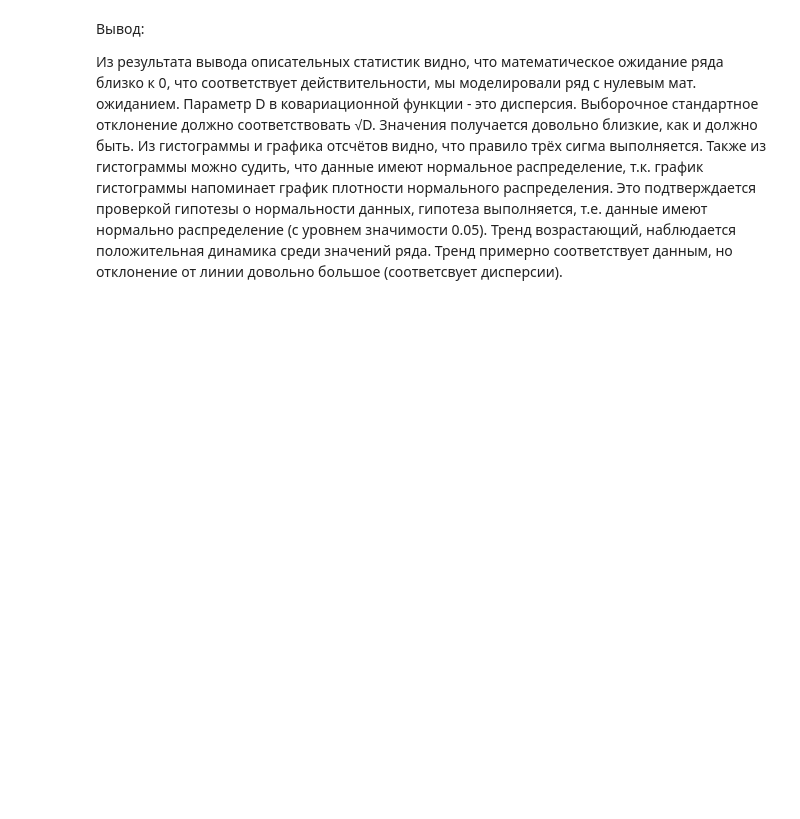
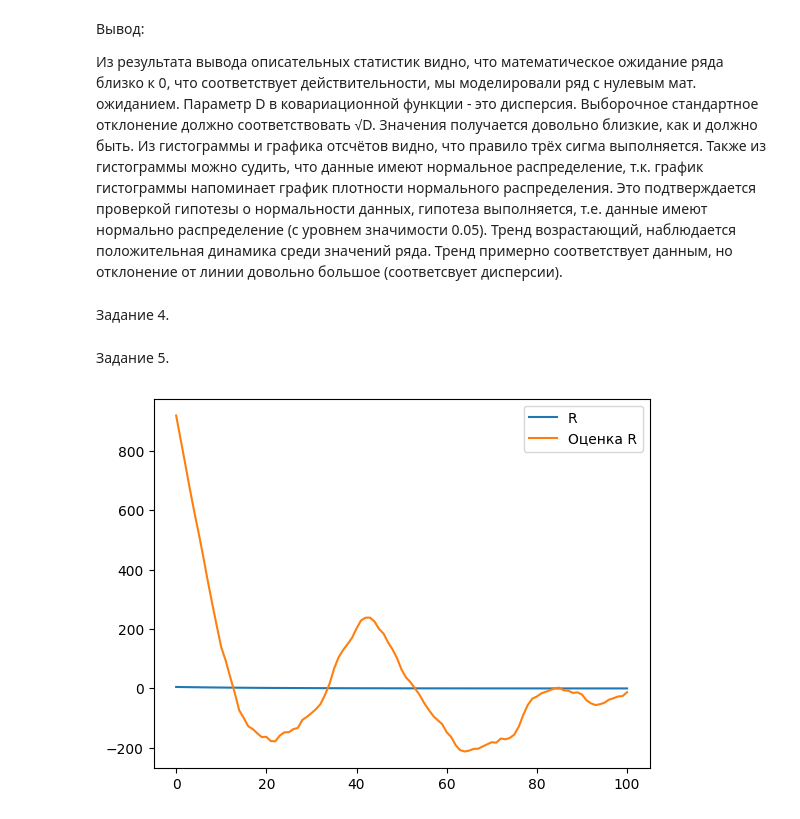
Before and after one commit to feelitbreak/data-analysis, a Jupyter notebook: lab1/mmda1.ipynb, the cells around one changed output. Cells and saved outputs as stored; diff of their text form; code cells hidden in the pictures; blank space fills up the shorter version.

Commit message:
задание 4 и 5 но неправильно

```diff
--- a/lab1/mmda1.ipynb
+++ b/lab1/mmda1.ipynb
@@ -96,3 +96,29 @@ plt.plot(Y, p(Y))
 Из результата вывода описательных статистик видно, что математическое ожидание ряда близко к 0, что соответствует действительности, мы моделировали ряд с нулевым мат. ожиданием. Параметр D в ковариационной функции - это дисперсия. Выборочное стандартное отклонение должно соответствовать √D. Значения получается довольно близкие, как и должно быть.
 Из гистограммы и графика отсчётов видно, что правило трёх сигма выполняется. Также из гистограммы можно судить, что данные имеют нормальное распределение, т.к. график гистограммы напоминает график плотности нормального распределения. Это подтверждается проверкой гипотезы о нормальности данных, гипотеза выполняется, т.е. данные имеют нормально распределение (с уровнем значимости 0.05).
 Тренд возрастающий, наблюдается положительная динамика среди значений ряда. Тренд примерно соответствует данным, но отклонение от линии довольно большое (соответсвует дисперсии).
+# %% [markdown]
+Задание 4.
+# %%
+def R_est(h):
+    res = 0
+    m = pd.DataFrame(X).mean()
+    for s in range(1,(150-h)):
+        res += (X[s+h-1]-m)*(X[s-1]-m)
+    return res
+# %% [markdown]
+Задание 5.
+# %%
+len = int(((2 * n) / 3) + 1)
+h = range(0, len)
+r = [0.] * len
+r_est = [0.] * len
+for i in range(len):
+    r[i] = R(h[i])
+    r_est[i] = R_est(h[i])
+# %%
+plt.plot(h, r, label = 'R')
+plt.plot(h, r_est, label = 'Оценка R')
+plt.legend()
+plt.show()
+# %% [output]
+[figure, added]
```
